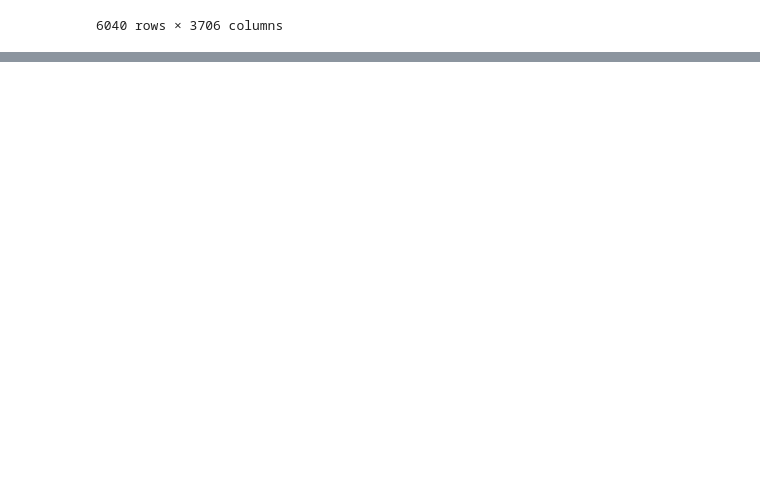
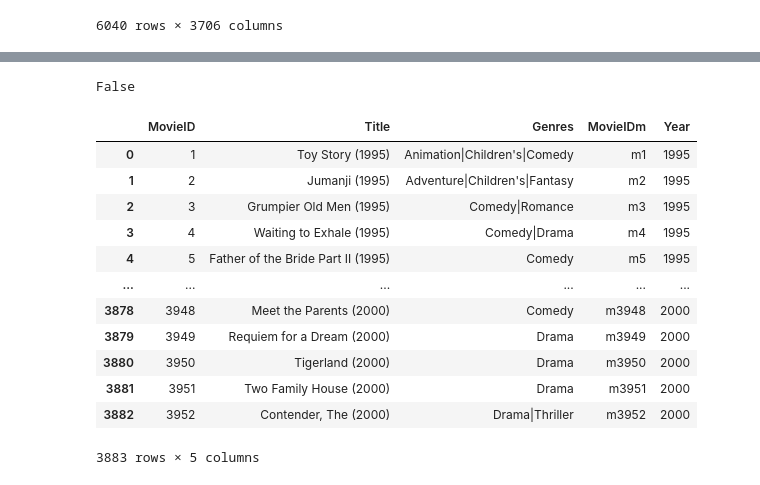
Before and after one commit to oliviagd/psl, a Jupyter notebook: project_4/Project4.ipynb, the cells around one changed output, grey strips where cells are left out. Drawn from its saved outputs; the diff is of its cells as text; code cells hidden in the pictures; blank space fills up the shorter version.

```diff
--- a/project_4/Project4.ipynb
+++ b/project_4/Project4.ipynb
@@ -184,0 +397,20 @@ print(pairwise_similarities_rounded)
+# %%
+np.allclose(temp.values, temp.values.T, equal_nan=True)
+# %% [output]
+False
+# %%
+movies
+# %% [output]
+|  | MovieID | Title | Genres | MovieIDm | Year |
+| 0 | 1 | Toy Story (1995) | Animation|Children's|Comedy | m1 | 1995 |
+| 1 | 2 | Jumanji (1995) | Adventure|Children's|Fantasy | m2 | 1995 |
+| 2 | 3 | Grumpier Old Men (1995) | Comedy|Romance | m3 | 1995 |
+| 3 | 4 | Waiting to Exhale (1995) | Comedy|Drama | m4 | 1995 |
+| 4 | 5 | Father of the Bride Part II (1995) | Comedy | m5 | 1995 |
+| ... | ... | ... | ... | ... | ... |
+| 3878 | 3948 | Meet the Parents (2000) | Comedy | m3948 | 2000 |
+| 3879 | 3949 | Requiem for a Dream (2000) | Drama | m3949 | 2000 |
+| 3880 | 3950 | Tigerland (2000) | Drama | m3950 | 2000 |
+| 3881 | 3951 | Two Family House (2000) | Drama | m3951 | 2000 |
+| 3882 | 3952 | Contender, The (2000) | Drama|Thriller | m3952 | 2000 |
+3883 rows × 5 columns
```
Also changed, not shown: parts of 17 cells of this notebook.
